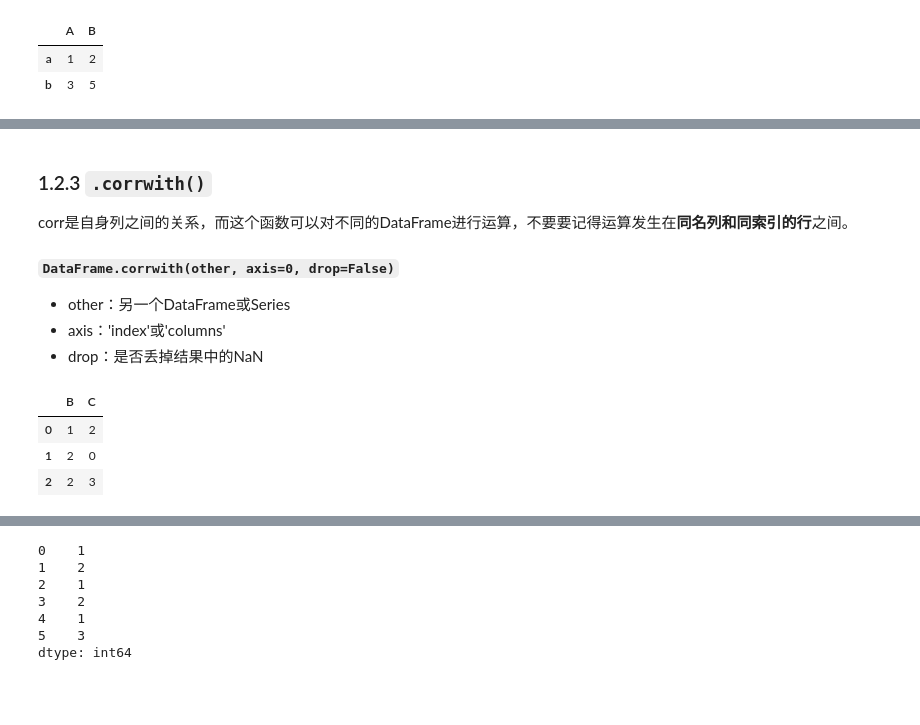
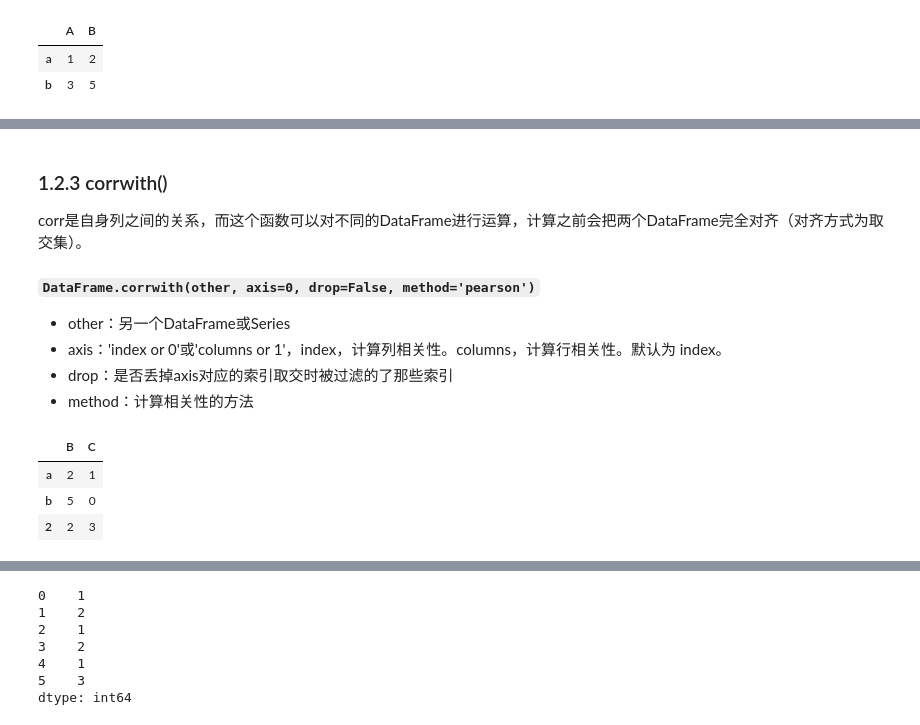
Before and after one commit to hangsz/pandas-tutorial, a Jupyter notebook: 10. 数值统计运算.ipynb, the cells around one changed output, grey strips where cells are left out. Drawn from its saved outputs; the diff is of its cells as text; code cells hidden in the pictures; blank space fills up the shorter version.

```diff
--- a/10. 数值统计运算.ipynb
+++ b/10. 数值统计运算.ipynb
@@ -84,17 +122,18 @@ df1.corr()
 # %% [markdown]
-### 1.2.3 `.corrwith()`
-corr是自身列之间的关系，而这个函数可以对不同的DataFrame进行运算，不要要记得运算发生在**同名列和同索引的行**之间。
-#### `DataFrame.corrwith(other, axis=0, drop=False)`
+### 1.2.3 corrwith()
+corr是自身列之间的关系，而这个函数可以对不同的DataFrame进行运算，计算之前会把两个DataFrame完全对齐（对齐方式为取交集）。
+##### `DataFrame.corrwith(other, axis=0, drop=False, method='pearson')`
 - other：另一个DataFrame或Series
-- axis：'index'或'columns'
-- drop：是否丢掉结果中的NaN
+- axis：'index or 0'或'columns or 1'，index，计算列相关性。columns，计算行相关性。默认为 index。
+- drop：是否丢掉axis对应的索引取交时被过滤的了那些索引
+- method：计算相关性的方法
 # %%
-df1 = pd.DataFrame([[1,2],[2,0],[2,3]],index = [0,1,2],columns = ['B','C'])
+df1 = pd.DataFrame([[2,1],[5,0],[2,3]],index=['a','b',2],columns=['B','C'])
 df1
 # %% [output]
 |  | B | C |
-| 0 | 1 | 2 |
-| 1 | 2 | 0 |
+| a | 2 | 1 |
+| b | 5 | 0 |
 | 2 | 2 | 3 |
 # %%
 df
```
Also changed, not shown: parts of 41 cells of this notebook, 9 other files.
